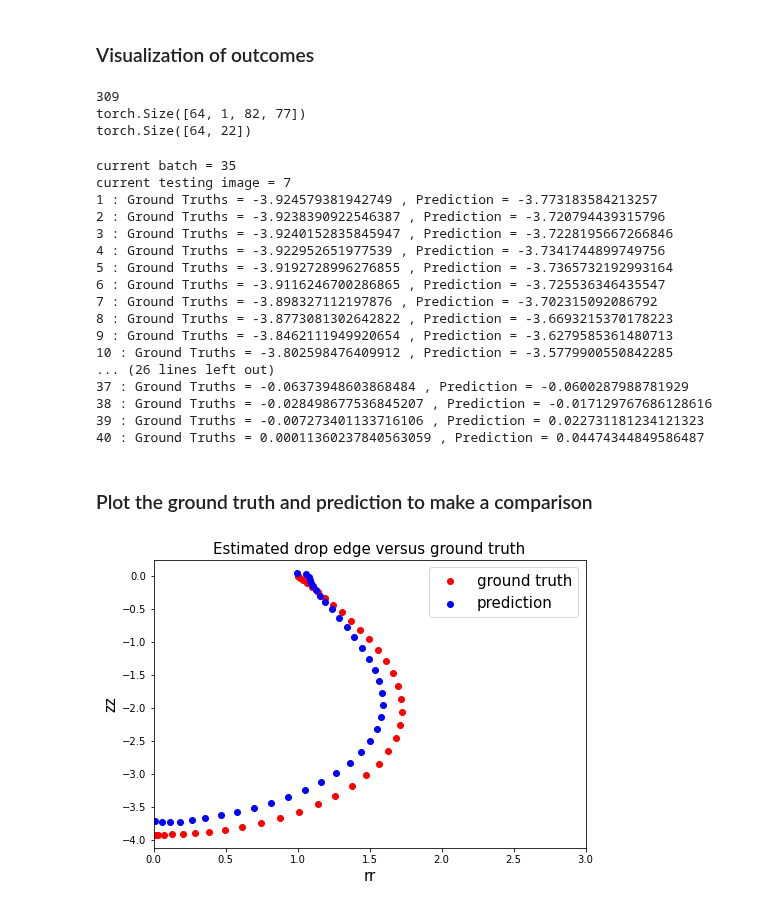
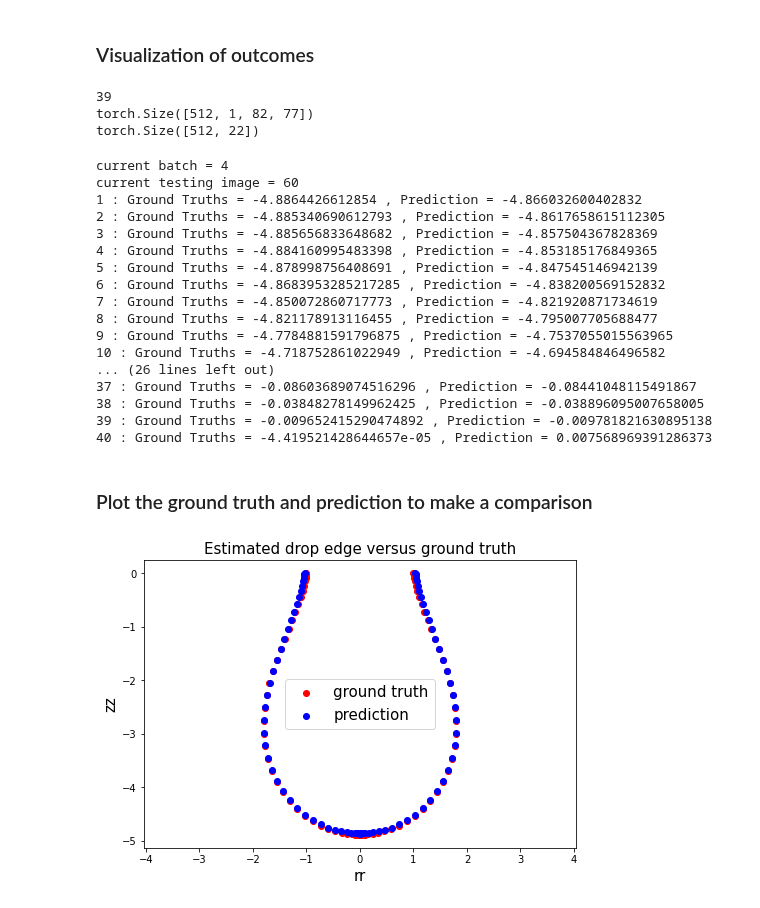
Before and after one commit to ShaoKAi100812/Pendant_Drop_Tensiometry_Prediction, a Jupyter notebook: main_spline.ipynb, the cells around one changed output. Cells and saved outputs as stored; diff of their text form; code cells hidden in the pictures.

```diff
--- a/main_spline.ipynb
+++ b/main_spline.ipynb
@@ -168,10 +172,10 @@ Read image from files
 train_img = []
 
 # data_image = pd.read_csv("Data_folder/Picture.csv", header= None)       # Small dataset
-data_image = pd.read_csv("Data_folder/Data_Spline/Spline.csv", header= None) # Large dataset
+data_image = pd.read_csv("Data_uniform/SplineV3.csv", header= None) # Large dataset
 for img_name in data_image.iloc[0:,3:].index + 1:      # modify the number depends on size of dataset
     # defining the image path
-    image_path = 'Data_folder/Big_Data1/' + str(img_name) + '.png'      # modify the path depends on which dataset
+    image_path = 'Data_uniform/' + str(img_name) + '.png'      # modify the path depends on which dataset
     # reading the image
     img = imread(image_path, as_gray=True)
     img = img[4:-4, 4:-4]  #crop
@@ -221,9 +223,9 @@ test_y_pic = torch.from_numpy(test_y_pic)
 # print(test_x_pic.shape, test_y_pic.shape)
 
 # converting the dataset into mini-batch dataset (input 4D -> 5D and 2D -> 3D)
-def batch_transform(dataset, batch_size=64):
+def batch_transform(dataset, batch_size=512):
     batch = []
-    batch_num = len(dataset) // batch_size
+    batch_num = math.ceil(len(dataset)/batch_size)
     for i in range(batch_num):
         if len(dataset) == 4:
             if i < batch_num:
@@ -469,11 +507,11 @@ print(len(train_x_pic))
 print(train_x_pic[0].shape)
 print(train_y_pic[0].shape)
 # %% [output]
-309
-torch.Size([64, 1, 82, 77])
-torch.Size([64, 22])
+39
+torch.Size([512, 1, 82, 77])
+torch.Size([512, 22])
 # %%
-PATH_PIC = os.path.join(os.getcwd(), "model_pic")
+PATH_PIC = os.path.join(os.getcwd(), "model_pic_spline.pt")
 model_picture_trained = torch.load(PATH_PIC)
 #Load YC matrix for point values
 data_YC = pd.read_csv("Data_folder/YC.csv", header= None)
@@ -488,31 +526,31 @@ print("current testing image =", rand2)
 score_pic_pred = prediction(model_picture_trained, test_x_pic[rand1][rand2].reshape(1, 1, 82, 77))
 
 #Multiply the found Chebyshev coefficients with YC matrix to obtain edge points
-score_pic_r = torch.matmul( YC,score_pic_pred[0, 0:11])
-score_pic_z = torch.matmul( YC,score_pic_pred[0, 11:22])
+score_pic_r = torch.matmul(YC ,score_pic_pred[0, 0:11])
+score_pic_z = torch.matmul(YC ,score_pic_pred[0, 11:22])
 
-test_y_pic_r = torch.matmul( YC,test_y_pic[rand1][rand2][0:11].float())
-test_y_pic_z = torch.matmul( YC,test_y_pic[rand1][rand2][11:22].float())
+test_y_pic_r = torch.matmul(YC ,test_y_pic[rand1][rand2][0:11].float())
+test_y_pic_z = torch.matmul(YC ,test_y_pic[rand1][rand2][11:22].float())
 
 for num in range(len(test_y_pic_r)):
    print(num+1, ": Ground Truths =", test_y_pic_z[num].item(), ", Prediction =", score_pic_z[num].item())
 # %% [output]
-current batch = 35
-current testing image = 7
-1 : Ground Truths = -3.924579381942749 , Prediction = -3.773183584213257
-2 : Ground Truths = -3.9238390922546387 , Prediction = -3.720794439315796
-3 : Ground Truths = -3.9240152835845947 , Prediction = -3.7228195667266846
-4 : Ground Truths = -3.922952651977539 , Prediction = -3.7341744899749756
-5 : Ground Truths = -3.9192728996276855 , Prediction = -3.7365732192993164
-6 : Ground Truths = -3.9116246700286865 , Prediction = -3.725536346435547
-7 : Ground Truths = -3.898327112197876 , Prediction = -3.702315092086792
-8 : Ground Truths = -3.8773081302642822 , Prediction = -3.6693215370178223
-9 : Ground Truths = -3.8462111949920654 , Prediction = -3.6279585361480713
-10 : Ground Truths = -3.802598476409912 , Prediction = -3.5779900550842285
+current batch = 4
+current testing image = 60
+1 : Ground Truths = -4.8864426612854 , Prediction = -4.866032600402832
+2 : Ground Truths = -4.885340690612793 , Prediction = -4.8617658615112305
+3 : Ground Truths = -4.885656833648682 , Prediction = -4.857504367828369
+4 : Ground Truths = -4.884160995483398 , Prediction = -4.853185176849365
+5 : Ground Truths = -4.878998756408691 , Prediction = -4.847545146942139
+6 : Ground Truths = -4.8683953285217285 , Prediction = -4.838200569152832
+7 : Ground Truths = -4.850072860717773 , Prediction = -4.821920871734619
+8 : Ground Truths = -4.821178913116455 , Prediction = -4.795007705688477
+9 : Ground Truths = -4.7784881591796875 , Prediction = -4.7537055015563965
+10 : Ground Truths = -4.718752861022949 , Prediction = -4.694584846496582
 ... (26 lines left out)
-37 : Ground Truths = -0.06373948603868484 , Prediction = -0.0600287988781929
-38 : Ground Truths = -0.028498677536845207 , Prediction = -0.017129767686128616
-39 : Ground Truths = -0.007273401133716106 , Prediction = 0.022731181234121323
-40 : Ground Truths = 0.00011360237840563059 , Prediction = 0.04474344849586487
+37 : Ground Truths = -0.08603689074516296 , Prediction = -0.08441048115491867
+38 : Ground Truths = -0.03848278149962425 , Prediction = -0.038896095007658005
+39 : Ground Truths = -0.009652415290474892 , Prediction = -0.009781821630895138
+40 : Ground Truths = -4.419521428644657e-05 , Prediction = 0.007568969391286373
 # %% [markdown]
 ### Plot the ground truth and prediction to make a comparison
@@ -519,16 +565,34 @@ current testing image = 7
 # %%
+# scattering points for ground truth
+gt_r_pos = test_y_pic_r
+gt_r_neg = -torch.flip(test_y_pic_r, [0])
+gt_z_pos = test_y_pic_z
+gt_z_neg = torch.flip(test_y_pic_z, [0])
+gt_r = torch.cat((gt_r_neg, gt_r_pos))
+gt_z = torch.cat((gt_z_neg, gt_z_pos))
+
+# scattering points for prediction
+pred_r_pos = score_pic_r
+pred_r_neg = -torch.flip(score_pic_r, [0])
+pred_z_pos = score_pic_z
+pred_z_neg = torch.flip(score_pic_z, [0])
+pred_r = torch.cat((pred_r_neg, pred_r_pos))
+pred_z = torch.cat((pred_z_neg, pred_z_pos))
+
+# plotting
 fig = plt.figure()
 a1 = fig.add_axes([0,0,1,1])
 a1.set_xlim(0,3)
 a1.set_title("Estimated drop edge versus ground truth", fontsize = 15)
-plt.scatter(test_y_pic_r, test_y_pic_z, c="red", label="ground truth")
-plt.scatter(score_pic_r, score_pic_z, c="blue", label="prediction")
+plt.scatter(gt_r, gt_z, c="red", label="ground truth")
+plt.scatter(pred_r, pred_z, c="blue", label="prediction")
 
 plt.xlabel("rr",fontsize = 15)
 plt.ylabel("zz",fontsize = 15)
 plt.legend(fontsize = 15)
+plt.axis('equal')
 
 
 plt.show()
 # %% [output]
-[figure, old version]
+[figure, new version]
```
Also changed, not shown: parts of 10 cells of this notebook.
